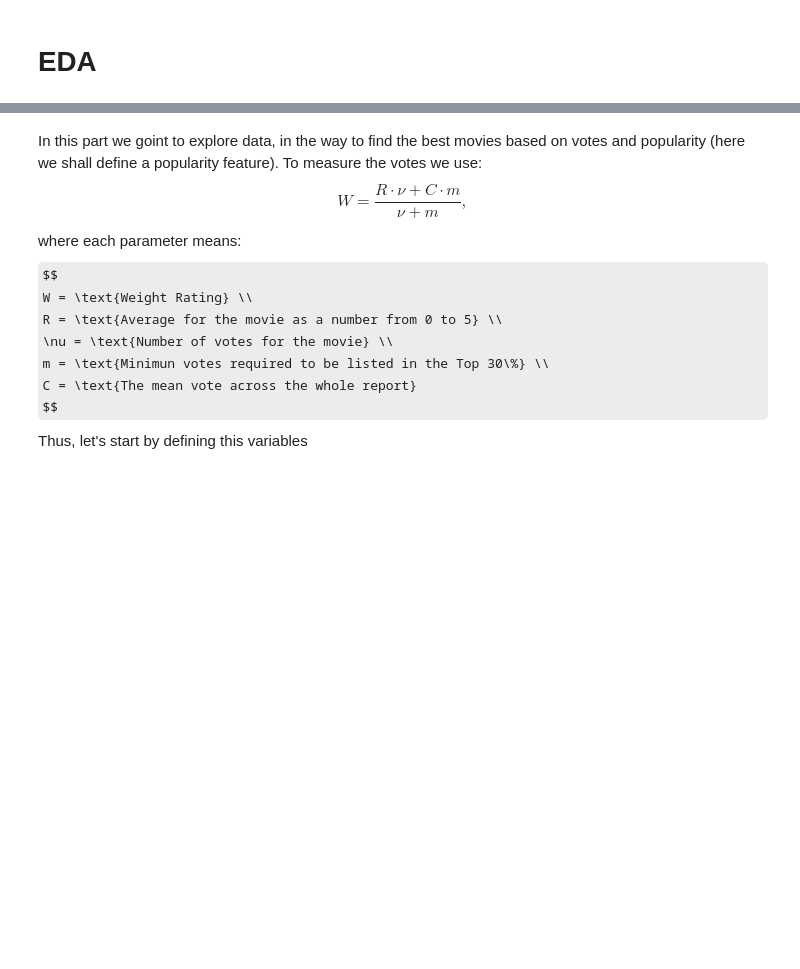
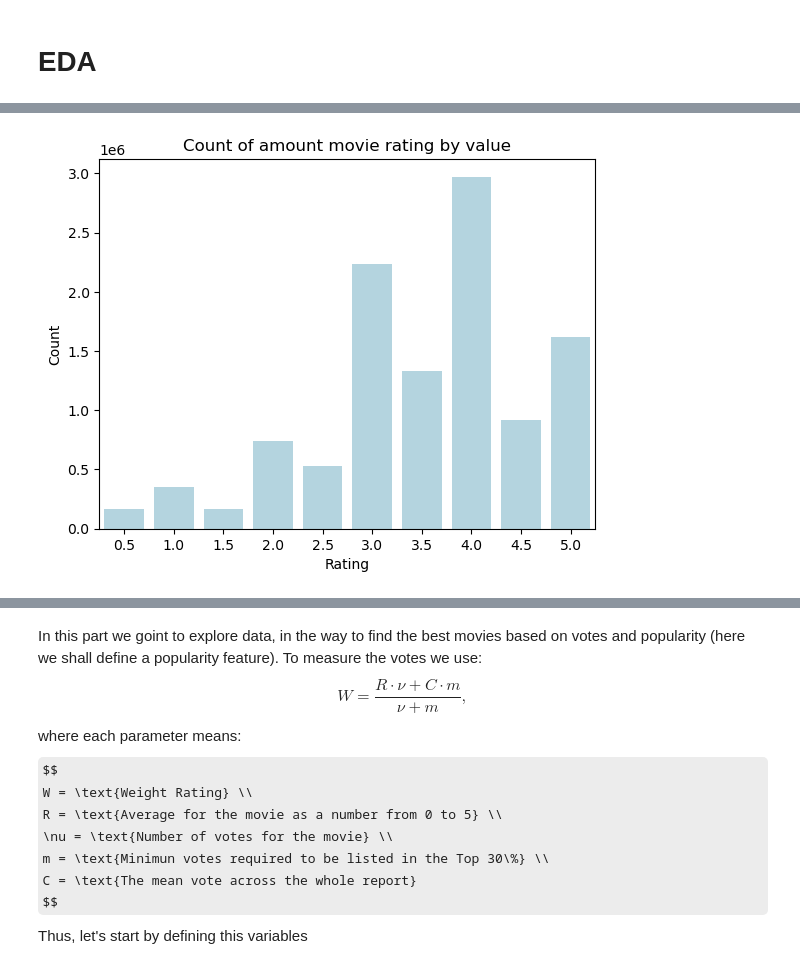
Before and after one commit to jpradas1/A_Model_Recommendation, a Jupyter notebook: notebooks/Recommendation_System_1.ipynb, the cells around one changed output, grey strips where cells are left out. Saved outputs shown, nothing was run; the diff lists cells and outputs as text; code cells hidden in the pictures; some formulas as TeX source; blank space fills up the shorter version.

```diff
--- a/notebooks/Recommendation_System_1.ipynb
+++ b/notebooks/Recommendation_System_1.ipynb
@@ -46,0 +93,13 @@ dtype: int64
+# %%
+# On the other hand, let's see grafical relation between variable
+# This firt graphs' going to tell us about the count of rating
+df_cr = df_ratings[['rating', 'movieId_le']].groupby('rating').agg(['count']).reset_index()
+
+plt.figure()
+sns.barplot(x='rating', y=df_cr.columns[-1], data=df_cr, color='lightblue')
+plt.xlabel('Rating')
+plt.ylabel('Count')
+plt.title('Count of amount movie rating by value')
+plt.show()
+# %% [output]
+[figure, added]
```
Also changed, not shown: parts of 25 cells of this notebook, 11 other files.
